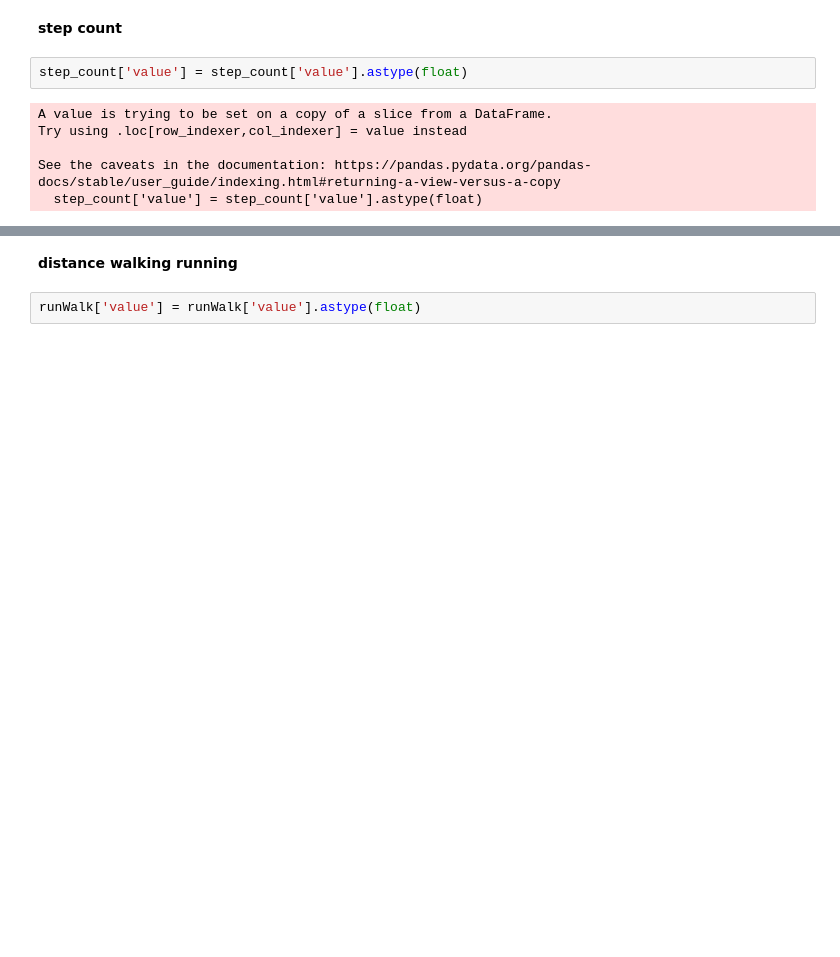
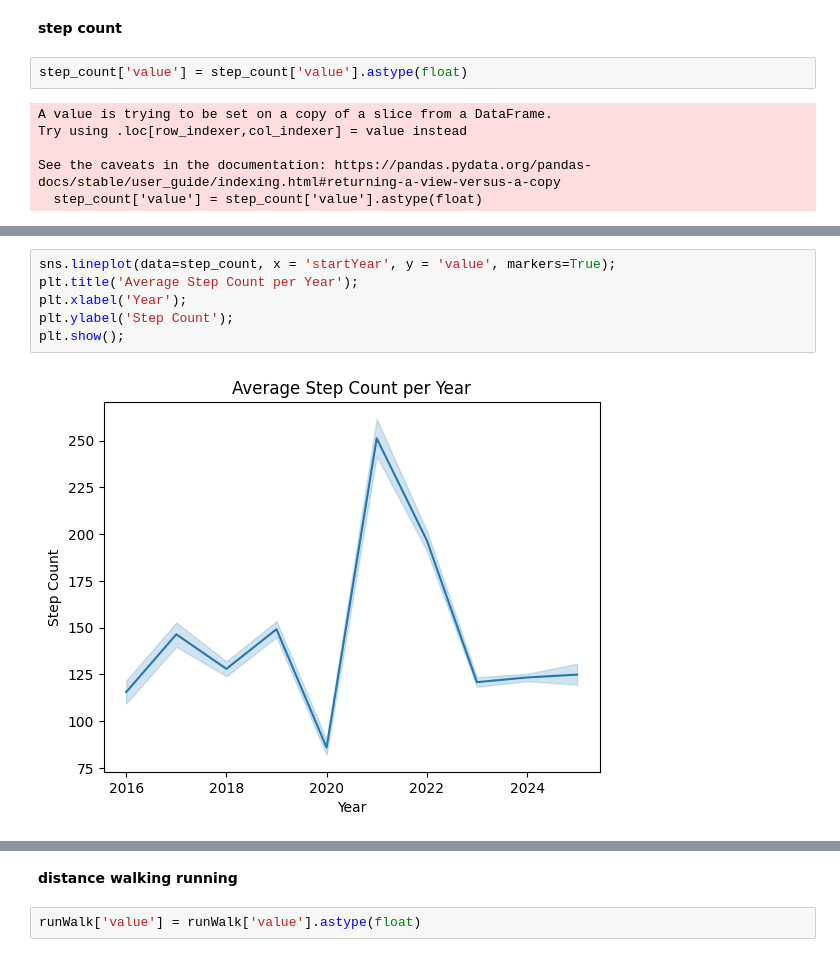
Before and after one commit to YomnaElmousalami/AppleHealthData_Analysis, a Jupyter notebook: Analyze_Sis_health_Data.ipynb, the cells around one changed output, grey strips where cells are left out. Drawn from its saved outputs; the diff is of its cells as text; blank space fills up the shorter version.

```diff
--- a/Analyze_Sis_health_Data.ipynb
+++ b/Analyze_Sis_health_Data.ipynb
@@ -1366,0 +1414,8 @@ See the caveats in the documentation: https://pandas.pydata.org/pandas-docs/stab
+# %%
+sns.lineplot(data=step_count, x = 'startYear', y = 'value', markers=True);
+plt.title('Average Step Count per Year');
+plt.xlabel('Year');
+plt.ylabel('Step Count');
+plt.show();
+# %% [output]
+[figure, added]
```
Also changed, not shown: parts of 11 cells of this notebook.
